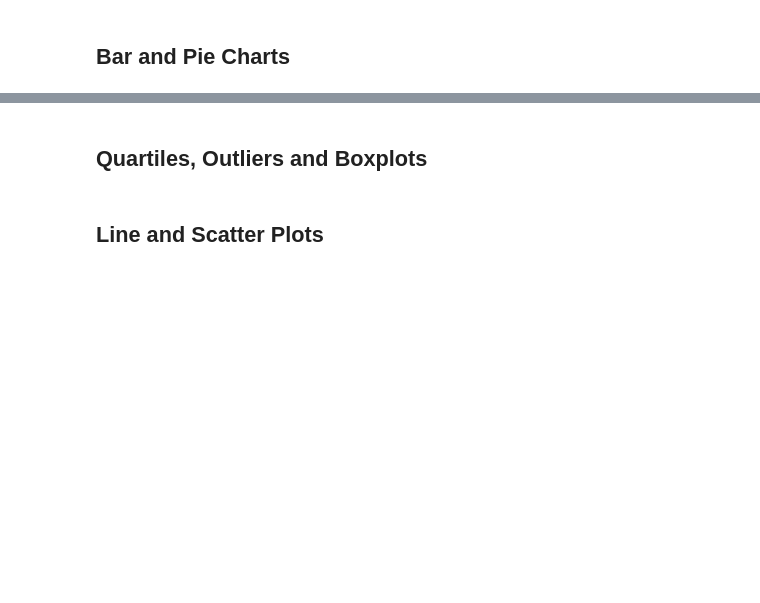
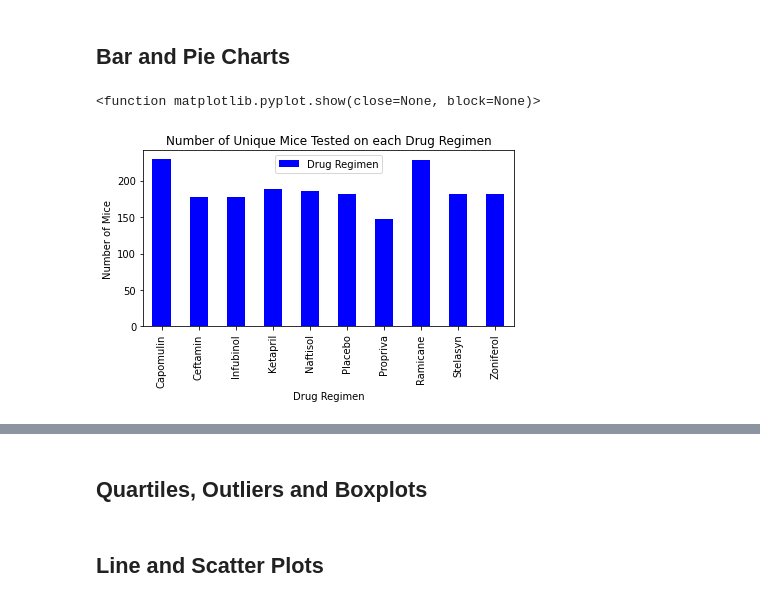
Before and after one commit to jmahon22/matplotlib_challenge, a Jupyter notebook: Instructions/Pymaceuticals/pymaceuticals_starter.ipynb, the cells around one changed output, grey strips where cells are left out. Drawn from its saved outputs; the diff is of its cells as text; code cells hidden in the pictures; blank space fills up the shorter version.

```diff
--- a/Instructions/Pymaceuticals/pymaceuticals_starter.ipynb
+++ b/Instructions/Pymaceuticals/pymaceuticals_starter.ipynb
@@ -103,7 +69,26 @@ total_mice.head()
 ## Summary Statistics
 # %%
 # Generate a summary statistics table of mean, median, variance, standard deviation, and SEM of the tumor volume for each regimen
-
 # Use groupby and summary statistical methods to calculate the following properties of each drug regimen:
 # mean, median, variance, standard deviation, and SEM of the tumor volume.
+
+#groupby drug regimen
+drug_info = clean_df.groupby(["Drug Regimen"])
+#mean tumor volume
+average_tumor_volume = drug_info["Tumor Volume (mm3)"].mean()
+#median tumor volume
+median_tumor_volume = drug_info["Tumor Volume (mm3)"].median()
+#variance tumor volume
+variance_tumor_volume = drug_info["Tumor Volume (mm3)"].var()
+#standarad deviation tumor volume
+standard_deviation_tumor_volume = drug_info["Tumor Volume (mm3)"].std()
+#SEM tumor volume
+sem_tumor_volume = drug_info["Tumor Volume (mm3)"].sem()
+
 # Assemble the resulting series into a single summary dataframe.
+tumor_volume_df = pd.DataFrame({"Tumor Volume Mean":average_tumor_volume,
+                               "Tumor Volume Median":median_tumor_volume,
+                               "Tumor Volume Variance":variance_tumor_volume,
+                               "Tumor Volume Standard Deviation":standard_deviation_tumor_volume,
+                               "Tumor Volume SEM":sem_tumor_volume})
+tumor_volume_df.head()
@@ -115,3 +108,13 @@ total_mice.head()
 ## Bar and Pie Charts
 # %%
 # Generate a bar plot showing the total number of unique mice tested on each drug regimen using pandas.
+mice_tested = pd.DataFrame(drug_info["Drug Regimen"].count())
+
+mice_tested_bar_chart = mice_tested.plot(kind = "bar", title="Number of Unique Mice Tested on each Drug Regimen", color="blue")
+mice_tested_bar_chart.set_xlabel("Drug Regimen")
+mice_tested_bar_chart.set_ylabel("Number of Mice")
+plt.tight_layout()
+plt.show
+# %% [output]
+<function matplotlib.pyplot.show(close=None, block=None)>
+[figure, added]
```
Also changed, not shown: parts of 11 cells of this notebook.
